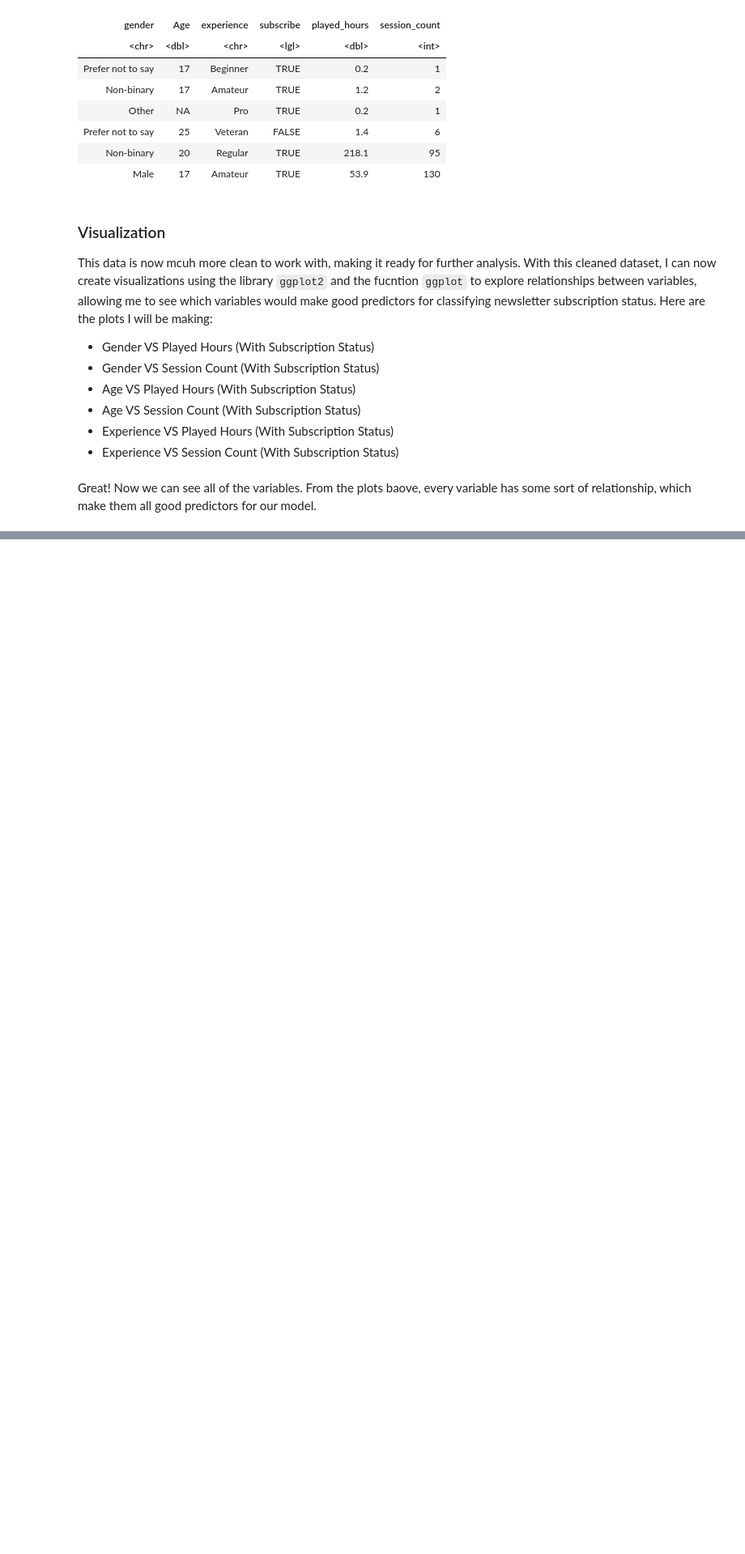
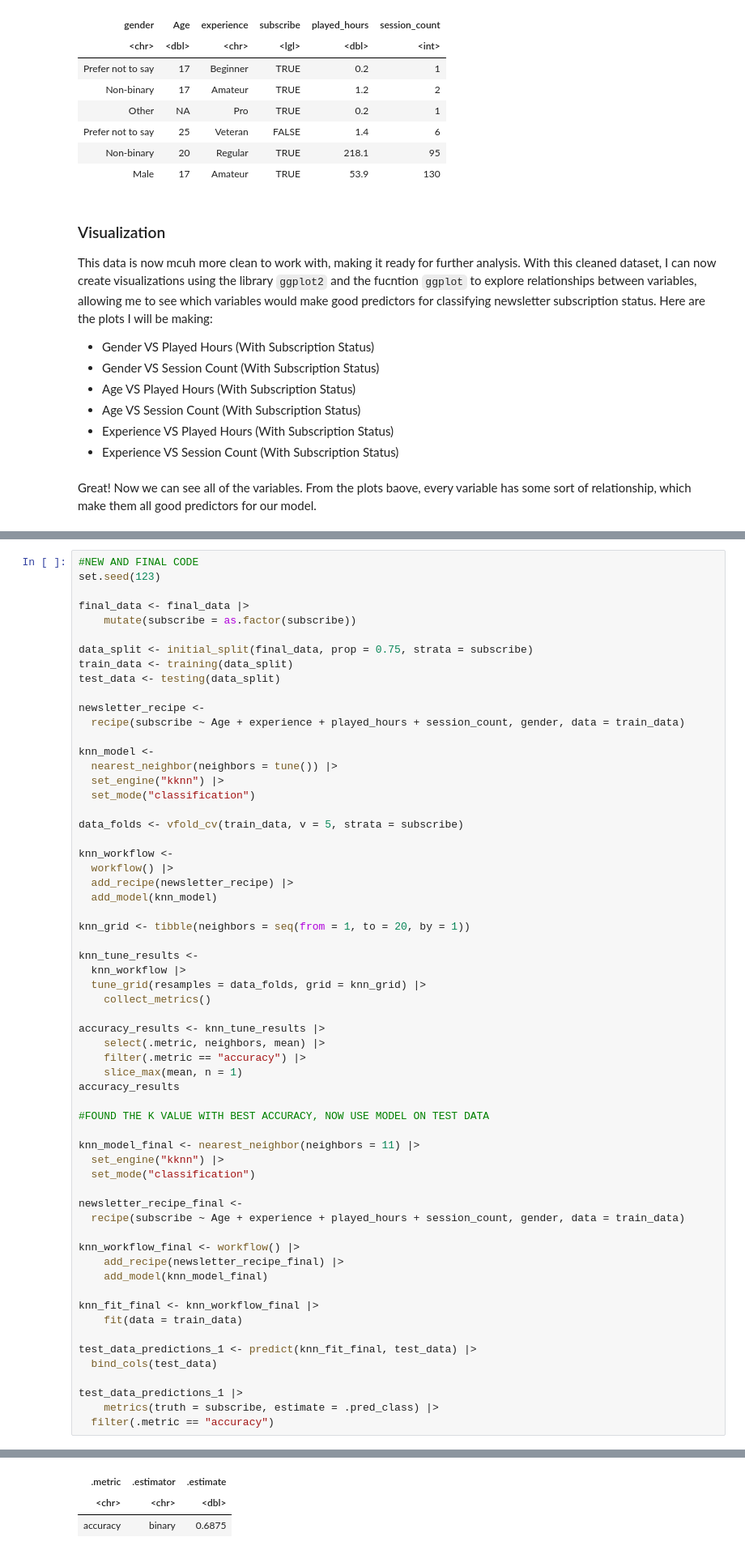
Before and after one commit to ISUBC/dsci100_project, a Jupyter notebook: project_report.ipynb, the cells around one changed output, grey strips where cells are left out. Shown at 81% size. Saved outputs shown, nothing was run; the diff lists cells and outputs as text; blank space fills up the shorter version.

Commit message:
Code Completion
All of the code to answer the question is completed. Got accuracy for each model.

```diff
--- a/project_report.ipynb
+++ b/project_report.ipynb
@@ -352,0 +174,62 @@ A tibble: 32 × 7
+# %%
+#NEW AND FINAL CODE
+set.seed(123)
+
+final_data <- final_data |>
+    mutate(subscribe = as.factor(subscribe))
+
+data_split <- initial_split(final_data, prop = 0.75, strata = subscribe)
+train_data <- training(data_split)
+test_data <- testing(data_split)
+
+newsletter_recipe <-
+  recipe(subscribe ~ Age + experience + played_hours + session_count, gender, data = train_data)
+
+knn_model <-
+  nearest_neighbor(neighbors = tune()) |>
+  set_engine("kknn") |>
+  set_mode("classification")
+
+data_folds <- vfold_cv(train_data, v = 5, strata = subscribe)
+
+knn_workflow <-
+  workflow() |>
+  add_recipe(newsletter_recipe) |>
+  add_model(knn_model)
+
+knn_grid <- tibble(neighbors = seq(from = 1, to = 20, by = 1))
+
+knn_tune_results <-
+  knn_workflow |>
+  tune_grid(resamples = data_folds, grid = knn_grid) |>
+    collect_metrics()
+
+accuracy_results <- knn_tune_results |>
+    select(.metric, neighbors, mean) |>
+    filter(.metric == "accuracy") |>
+    slice_max(mean, n = 1)
+accuracy_results
+
+#FOUND THE K VALUE WITH BEST ACCURACY, NOW USE MODEL ON TEST DATA
+
+knn_model_final <- nearest_neighbor(neighbors = 11) |>
+  set_engine("kknn") |>
+  set_mode("classification")
+
+newsletter_recipe_final <-
+  recipe(subscribe ~ Age + experience + played_hours + session_count, gender, data = train_data)
+
+knn_workflow_final <- workflow() |>
+    add_recipe(newsletter_recipe_final) |>
+    add_model(knn_model_final)
+
+knn_fit_final <- knn_workflow_final |>
+    fit(data = train_data)
+
+test_data_predictions_1 <- predict(knn_fit_final, test_data) |>
+  bind_cols(test_data)
+
+test_data_predictions_1 |>
+    metrics(truth = subscribe, estimate = .pred_class) |>
+  filter(.metric == "accuracy")
+# %% [output]
@@ -352,0 +260,3 @@ A tibble: 32 × 7
+| .metric | .estimator | .estimate |
+| <chr> | <chr> | <dbl> |
+| accuracy | binary | 0.6875 |
```
Also changed, not shown: parts of 6 cells of this notebook.
